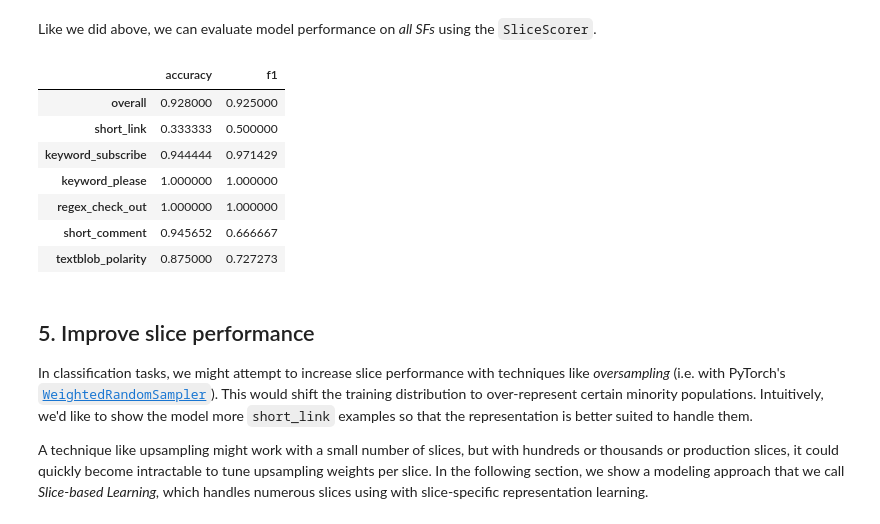
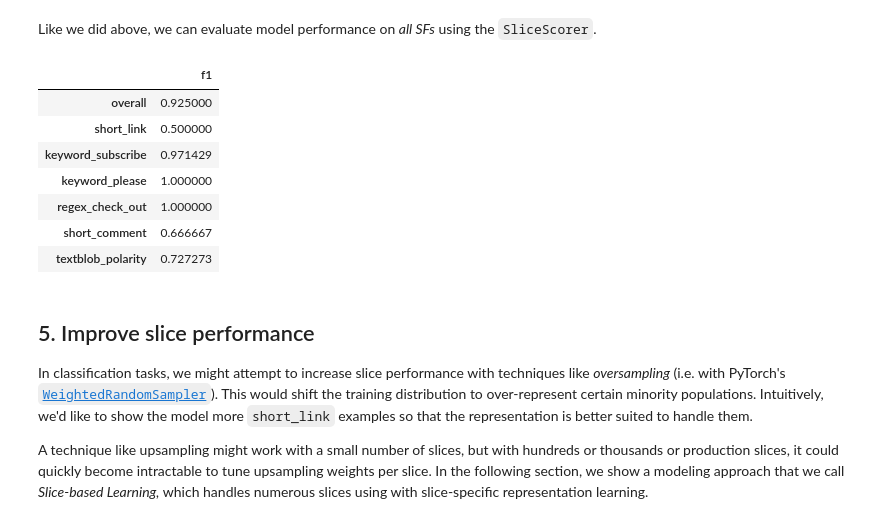
Before and after one commit to snorkel-team/snorkel-tutorials, a Jupyter notebook: spam/03_spam_data_slicing_tutorial.ipynb, the cells around one changed output. Cells and saved outputs as stored; diff of their text form; code cells hidden in the pictures.

```diff
--- a/spam/03_spam_data_slicing_tutorial.ipynb
+++ b/spam/03_spam_data_slicing_tutorial.ipynb
@@ -359,20 +357,20 @@ slice_names = [sf.name for sf in sfs]
 # %%
 applier = PandasSFApplier(sfs)
 S_test = applier.apply(df_test)
 
-slice_scorer = SliceScorer(scorer, slice_names)
-slice_scorer.score(
+slice_scorer = SliceScorer(slice_names)
+slice_scorer.score_slices(
     S=S_test, golds=Y_test, preds=preds_test, probs=probs_test, as_dataframe=True
 )
 # %% [output]
-|  | accuracy | f1 |
-| overall | 0.928000 | 0.925000 |
-| short_link | 0.333333 | 0.500000 |
-| keyword_subscribe | 0.944444 | 0.971429 |
-| keyword_please | 1.000000 | 1.000000 |
-| regex_check_out | 1.000000 | 1.000000 |
-| short_comment | 0.945652 | 0.666667 |
-| textblob_polarity | 0.875000 | 0.727273 |
+|  | f1 |
+| overall | 0.925000 |
+| short_link | 0.500000 |
+| keyword_subscribe | 0.971429 |
+| keyword_please | 1.000000 |
+| regex_check_out | 1.000000 |
+| short_comment | 0.666667 |
+| textblob_polarity | 0.727273 |
 # %% [markdown]
 ## 5. Improve slice performance
 
```
Also changed, not shown: parts of 3 cells of this notebook, 3 other files.
